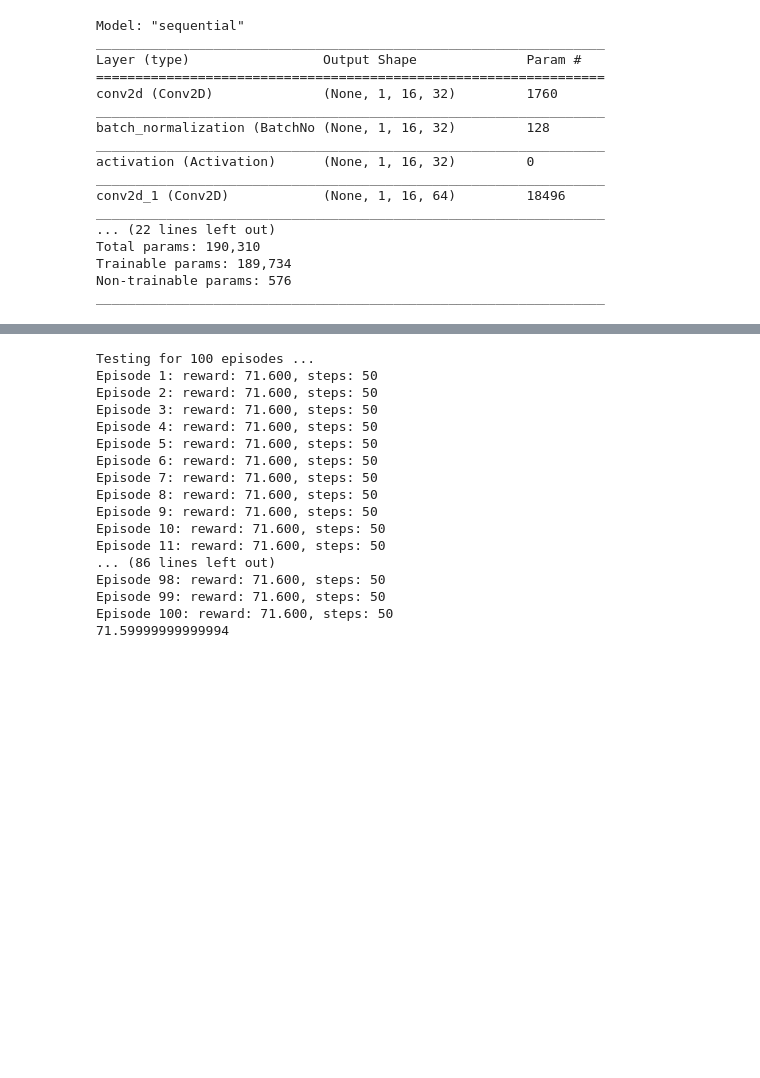
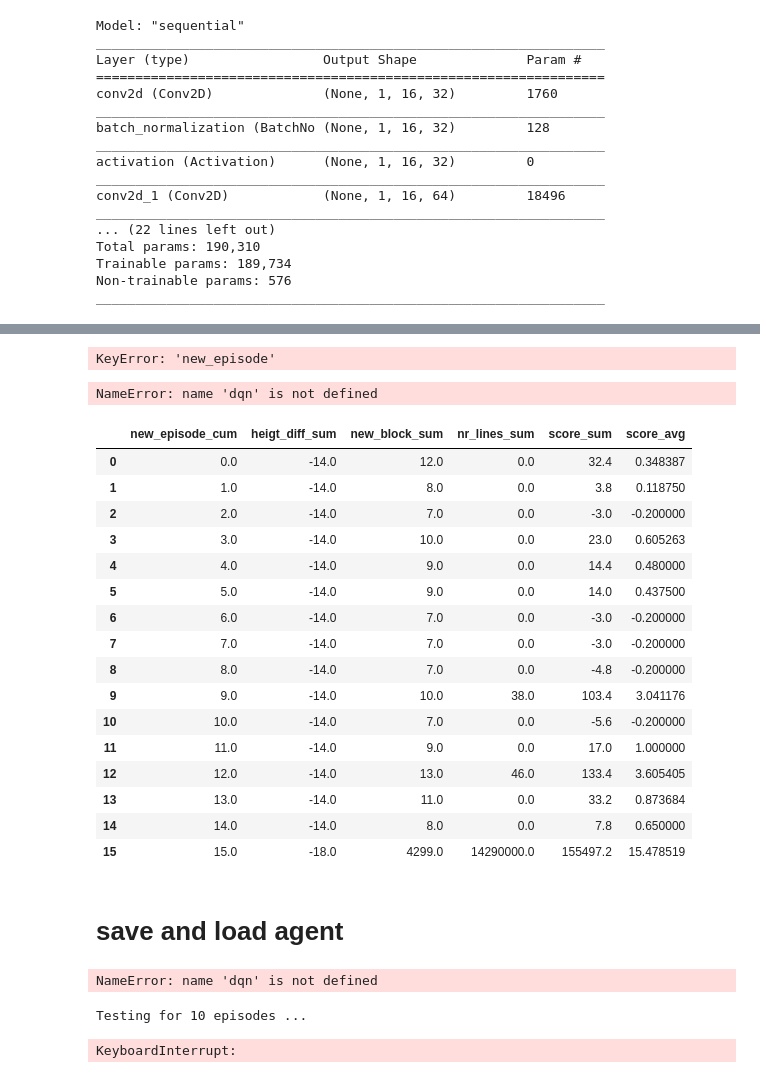
Before and after one commit to Bosmansc/custom_tetris_RL, a Jupyter notebook: custom_tetris_model.ipynb, the cells around one changed output, grey strips where cells are left out. Cells and saved outputs as stored; diff of their text form; code cells hidden in the pictures; blank space fills up the shorter version.

```diff
--- a/custom_tetris_model.ipynb
+++ b/custom_tetris_model.ipynb
@@ -88,10 +91,10 @@ def build_agent(model, actions):
     policy = BoltzmannQPolicy()
     memory = SequentialMemory(limit=50000, window_length=1)
     dqn = DQNAgent(model=model, memory=memory, policy=policy,
-                  nb_actions=actions, nb_steps_warmup=1000, target_model_update=1e-2)
+                  nb_actions=actions, nb_steps_warmup=100, target_model_update=1e-2)
     return dqn
 # %%
 dqn = build_agent(model, actions)
 dqn.compile(Adam(lr=1e-3), metrics=['mae'])
-dqn.fit(env, nb_steps=10000, visualize=True)
+dqn.fit(env, nb_steps=500, visualize=True)
 # %% [output]
@@ -103,21 +104,37 @@ done, took 348.392 seconds
+# %%
+env.results()
+# %% [output]
+KeyError: 'new_episode'
 # %%
-scores = dqn.test(env, nb_episodes=100, visualize=True, nb_max_episode_steps=50)
+scores = dqn.test(env, nb_episodes=10, visualize=True
+               #   ,nb_max_episode_steps=50
+                 )
 print(np.mean(scores.history['episode_reward']))
 # %% [output]
-Testing for 100 episodes ...
-Episode 1: reward: 71.600, steps: 50
-Episode 2: reward: 71.600, steps: 50
-Episode 3: reward: 71.600, steps: 50
-Episode 4: reward: 71.600, steps: 50
-Episode 5: reward: 71.600, steps: 50
-Episode 6: reward: 71.600, steps: 50
-Episode 7: reward: 71.600, steps: 50
-Episode 8: reward: 71.600, steps: 50
-Episode 9: reward: 71.600, steps: 50
-Episode 10: reward: 71.600, steps: 50
-Episode 11: reward: 71.600, steps: 50
-... (86 lines left out)
-Episode 98: reward: 71.600, steps: 50
-Episode 99: reward: 71.600, steps: 50
-Episode 100: reward: 71.600, steps: 50
-71.59999999999994
+NameError: name 'dqn' is not defined
+# %%
+env.results()
+# %% [output]
+|  | new_episode_cum | heigt_diff_sum | new_block_sum | nr_lines_sum | score_sum | score_avg |
+| 0 | 0.0 | -14.0 | 12.0 | 0.0 | 32.4 | 0.348387 |
+| 1 | 1.0 | -14.0 | 8.0 | 0.0 | 3.8 | 0.118750 |
+| 2 | 2.0 | -14.0 | 7.0 | 0.0 | -3.0 | -0.200000 |
+| 3 | 3.0 | -14.0 | 10.0 | 0.0 | 23.0 | 0.605263 |
+| 4 | 4.0 | -14.0 | 9.0 | 0.0 | 14.4 | 0.480000 |
+| 5 | 5.0 | -14.0 | 9.0 | 0.0 | 14.0 | 0.437500 |
+| 6 | 6.0 | -14.0 | 7.0 | 0.0 | -3.0 | -0.200000 |
+| 7 | 7.0 | -14.0 | 7.0 | 0.0 | -3.0 | -0.200000 |
+| 8 | 8.0 | -14.0 | 7.0 | 0.0 | -4.8 | -0.200000 |
+| 9 | 9.0 | -14.0 | 10.0 | 38.0 | 103.4 | 3.041176 |
+| 10 | 10.0 | -14.0 | 7.0 | 0.0 | -5.6 | -0.200000 |
+| 11 | 11.0 | -14.0 | 9.0 | 0.0 | 17.0 | 1.000000 |
+| 12 | 12.0 | -14.0 | 13.0 | 46.0 | 133.4 | 3.605405 |
+| 13 | 13.0 | -14.0 | 11.0 | 0.0 | 33.2 | 0.873684 |
+| 14 | 14.0 | -14.0 | 8.0 | 0.0 | 7.8 | 0.650000 |
+| 15 | 15.0 | -18.0 | 4299.0 | 14290000.0 | 155497.2 | 15.478519 |
+# %% [markdown]
+# save and load agent
+# %%
+dqn.save_weights('models/dqn_model.model', overwrite=False)
+# %% [output]
+NameError: name 'dqn' is not defined
@@ -123,0 +145,8 @@ Episode 100: reward: 71.600, steps: 50
+# %%
+scores = dqn.test(env, nb_episodes=10, visualize=True
+               #   ,nb_max_episode_steps=50
+                 )
+print(np.mean(scores.history['episode_reward']))
+# %% [output]
+Testing for 10 episodes ...
+KeyboardInterrupt:
```
Also changed, not shown: parts of 4 cells of this notebook, 5 other files.
